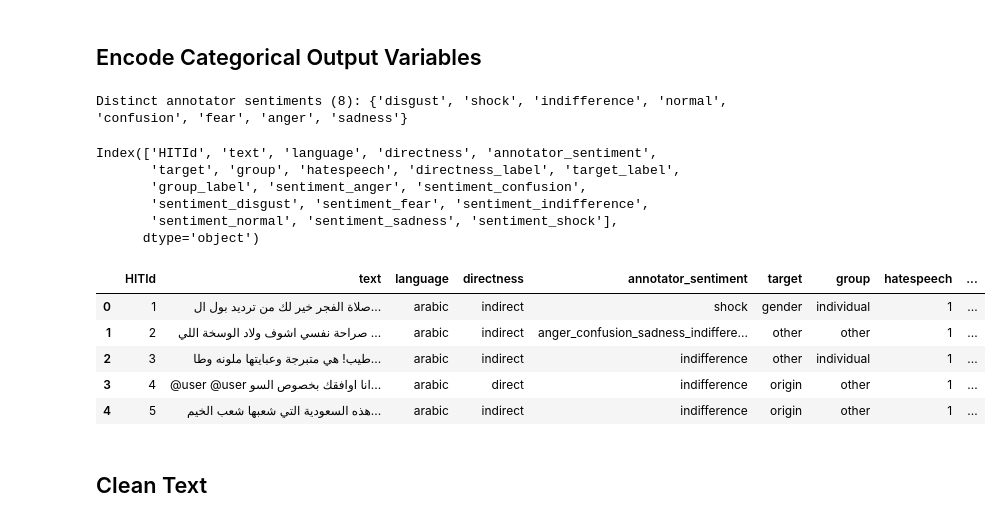
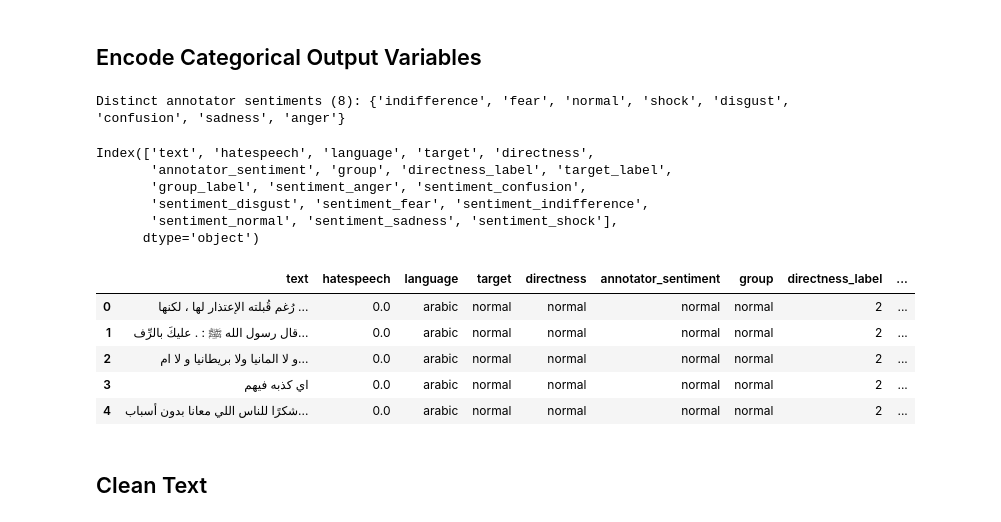
Before and after one commit to nadaamoharram/MLMA_Toxicity_Detection_Deep_Learning, a Jupyter notebook: EDA/data_cleaning.ipynb, the cells around one changed output. Cells and saved outputs as stored; diff of their text form; code cells hidden in the pictures.

```diff
--- a/EDA/data_cleaning.ipynb
+++ b/EDA/data_cleaning.ipynb
@@ -89,28 +11,0 @@ Index(['HITId', 'tweet', 'language', 'sentiment', 'directness',
-# %%
-# Defining hate columns
-berkeley_df['hatespeech'] = 0
-mlma_df['hatespeech'] = 1
-
-# Add an index column to Berkeley dataset called 'HITId' of incrementing ints
-berkeley_df['HITId'] = range(len(berkeley_df))
-
-# Set MLMA's 'tweet' column to its 'text' column (if not already)
-mlma_df.rename(columns={'tweet': 'text'}, inplace=True)
-
-# Set Berkeley's 'sentiment' column to 'normal'
-berkeley_df['annotator_sentiment'] = 'normal'
-mlma_df.drop(columns=['sentiment'], inplace=True)
-
-# Add new columns to Berkeley with value 'normal'
-for col in ['directness', 'annotator_sentiment', 'target', 'group']:
-    berkeley_df[col] = 'normal'
-
-# Filter Berkeley dataset for only columns in MLMA
-filtered_berkeley_df = berkeley_df[['HITId', 'text', 'language', 'directness', 'annotator_sentiment', 'target', 'group', 'hatespeech']]
-
-# Concatenate the two DataFrames
-combined_df = pd.concat([mlma_df, filtered_berkeley_df], ignore_index=True) # ignore_index=True to create new index
-
-print(combined_df.head())
-print(combined_df.tail())
-print(combined_df.shape)
@@ -134,0 +21,3 @@ print(combined_df.shape)
+# %%
+hate_df = pd.read_csv("/content/drive/MyDrive/DS266/Project/Data/RawData/combined_hate_detect_raw.csv")
+hate_df
@@ -138,17 +63,17 @@ print(combined_df.shape)
 label_maps = {}
 for col in ['directness', 'target', 'group']:
     le = LabelEncoder()
-    combined_df[col + '_label'] = le.fit_transform(combined_df[col].astype(str))
+    hate_df[col + '_label'] = le.fit_transform(hate_df[col].astype(str))
     # Convert keys to str for JSON compatibility
     label_maps[col] = {str(k): v for k, v in zip(le.transform(le.classes_), le.classes_)}
 
-with open('../Data/label_maps.json', 'w') as f:
+with open('../label_maps.json', 'w') as f:
     json.dump(label_maps, f)
 # %%
 # Split annotator_sentiment values by "_" and count distinct sentiments
 
 # Drop NaN and split by '_', then flatten the list
-all_sentiments = combined_df['annotator_sentiment'].apply(lambda x: x.split('_'))
+all_sentiments = hate_df['annotator_sentiment'].apply(lambda x: x.split('_'))
 # all_sentiments
 flat_sentiments = [sent for sublist in all_sentiments for sent in sublist]
 # flat_sentiments
@@ -157,32 +82,32 @@ flat_sentiments = [sent for sublist in all_sentiments for sent in sublist]
 unique_sentiments = set(flat_sentiments)
 print(f"Distinct annotator sentiments ({len(unique_sentiments)}): {unique_sentiments}")
 # %% [output]
-Distinct annotator sentiments (8): {'disgust', 'shock', 'indifference', 'normal', 'confusion', 'fear', 'anger', 'sadness'}
+Distinct annotator sentiments (8): {'indifference', 'fear', 'normal', 'shock', 'disgust', 'confusion', 'sadness', 'anger'}
 # %%
 # Get all unique sentiments
-all_sentiments = sorted({s for x in combined_df['annotator_sentiment'].dropna() for s in x.split('_')})
+all_sentiments = sorted({s for x in hate_df['annotator_sentiment'].dropna() for s in x.split('_')})
 
 # Multi-hot encode
 for sentiment in all_sentiments:
-    combined_df[f'sentiment_{sentiment}'] = combined_df['annotator_sentiment'].apply(
+    hate_df[f'sentiment_{sentiment}'] = hate_df['annotator_sentiment'].apply(
         lambda x: int(sentiment in x.split('_')) if isinstance(x, str) else 0
     )
 # The columns sentiment_anger, sentiment_confusion, ... are the multi-label targets
-print(combined_df.columns)
-combined_df.head()
+print(hate_df.columns)
+hate_df.head()
 # %% [output]
-Index(['HITId', 'text', 'language', 'directness', 'annotator_sentiment',
-       'target', 'group', 'hatespeech', 'directness_label', 'target_label',
+Index(['text', 'hatespeech', 'language', 'target', 'directness',
+       'annotator_sentiment', 'group', 'directness_label', 'target_label',
        'group_label', 'sentiment_anger', 'sentiment_confusion',
        'sentiment_disgust', 'sentiment_fear', 'sentiment_indifference',
        'sentiment_normal', 'sentiment_sadness', 'sentiment_shock'],
       dtype='object')
-|  | HITId | text | language | directness | annotator_sentiment | target | group | hatespeech | ... |
-| 0 | 1 | صلاة الفجر خير لك من ترديد بول ال... | arabic | indirect | shock | gender | individual | 1 | ... |
-| 1 | 2 | صراحة نفسي اشوف ولاد الوسخة اللي ... | arabic | indirect | anger_confusion_sadness_indiffere... | other | other | 1 | ... |
-| 2 | 3 | طيب! هي متبرجة وعبايتها ملونه وطا... | arabic | indirect | indifference | other | individual | 1 | ... |
-| 3 | 4 | @user @user انا اوافقك بخصوص السو... | arabic | direct | indifference | origin | other | 1 | ... |
-| 4 | 5 | هذه السعودية التي شعبها شعب الخيم... | arabic | indirect | indifference | origin | other | 1 | ... |
+|  | text | hatespeech | language | target | directness | annotator_sentiment | group | directness_label | ... |
+| 0 | رُغم قُبلته الإعتذار لها ، لكنها ... | 0.0 | arabic | normal | normal | normal | normal | 2 | ... |
+| 1 | قال رسول الله ﷺ : . عليكَ بالرِّف... | 0.0 | arabic | normal | normal | normal | normal | 2 | ... |
+| 2 | و لا المانيا ولا بريطانيا و لا ام... | 0.0 | arabic | normal | normal | normal | normal | 2 | ... |
+| 3 | اي كذبه فيهم | 0.0 | arabic | normal | normal | normal | normal | 2 | ... |
+| 4 | شكرًا للناس اللي معانا بدون أسباب... | 0.0 | arabic | normal | normal | normal | normal | 2 | ... |
 # %% [markdown]
 ## Clean Text
 # %%
```
Also changed, not shown: parts of 30 cells of this notebook, 14 other files.
